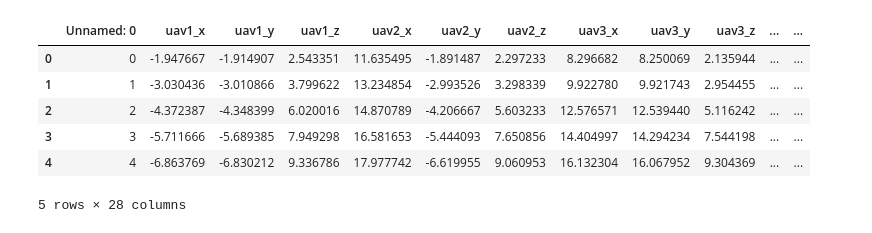
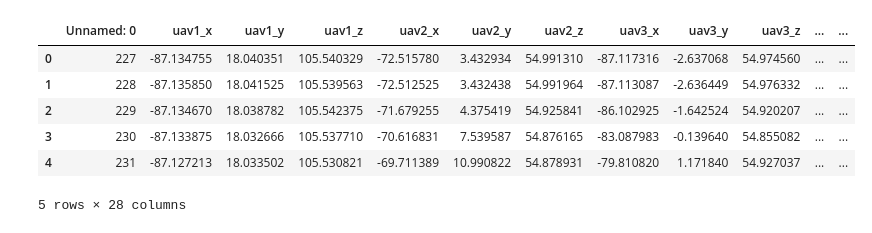
Before and after one commit to Grupo-SEMEAR-USP/SARC2022, a Jupyter notebook: python/aux/jupyternb/test_view_points.ipynb, the cells around one changed output. Saved outputs shown, nothing was run; the diff lists cells and outputs as text; code cells hidden in the pictures.

Commit message:
add fire combat visualization

```diff
--- a/python/aux/jupyternb/test_view_points.ipynb
+++ b/python/aux/jupyternb/test_view_points.ipynb
@@ -7,12 +11,15 @@ import pandas as pd
-# %%
-df = pd.read_csv('./travel_points.csv')
-df.head()
-# %% [output]
-|  | Unnamed: 0 | uav1_x | uav1_y | uav1_z | uav2_x | uav2_y | uav2_z | uav3_x | uav3_y | uav3_z | ... | ... |
-| 0 | 0 | -1.947667 | -1.914907 | 2.543351 | 11.635495 | -1.891487 | 2.297233 | 8.296682 | 8.250069 | 2.135944 | ... | ... |
-| 1 | 1 | -3.030436 | -3.010866 | 3.799622 | 13.234854 | -2.993526 | 3.298339 | 9.922780 | 9.921743 | 2.954455 | ... | ... |
-| 2 | 2 | -4.372387 | -4.348399 | 6.020016 | 14.870789 | -4.206667 | 5.603233 | 12.576571 | 12.539440 | 5.116242 | ... | ... |
-| 3 | 3 | -5.711666 | -5.689385 | 7.949298 | 16.581653 | -5.444093 | 7.650856 | 14.404997 | 14.294234 | 7.544198 | ... | ... |
-| 4 | 4 | -6.863769 | -6.830212 | 9.336786 | 17.977742 | -6.619955 | 9.060953 | 16.132304 | 16.067952 | 9.304369 | ... | ... |
-5 rows × 28 columns
+# %%
+id = 1
+
+#df = pd.read_csv(f'./travel_points_{id}.csv')
+df = pd.read_csv(f'drone_path_fire_combat.csv')
+df.head()
+# %% [output]
+|  | Unnamed: 0 | uav1_x | uav1_y | uav1_z | uav2_x | uav2_y | uav2_z | uav3_x | uav3_y | uav3_z | ... | ... |
+| 0 | 227 | -87.134755 | 18.040351 | 105.540329 | -72.515780 | 3.432934 | 54.991310 | -87.117316 | -2.637068 | 54.974560 | ... | ... |
+| 1 | 228 | -87.135850 | 18.041525 | 105.539563 | -72.512525 | 3.432438 | 54.991964 | -87.113087 | -2.636449 | 54.976332 | ... | ... |
+| 2 | 229 | -87.134670 | 18.038782 | 105.542375 | -71.679255 | 4.375419 | 54.925841 | -86.102925 | -1.642524 | 54.920207 | ... | ... |
+| 3 | 230 | -87.133875 | 18.032666 | 105.537710 | -70.616831 | 7.539587 | 54.876165 | -83.087983 | -0.139640 | 54.855082 | ... | ... |
+| 4 | 231 | -87.127213 | 18.033502 | 105.530821 | -69.711389 | 10.990822 | 54.878931 | -79.810820 | 1.171840 | 54.927037 | ... | ... |
+5 rows × 28 columns
 # %%
```
Also changed, not shown: parts of 15 cells of this notebook, 8 other files.
